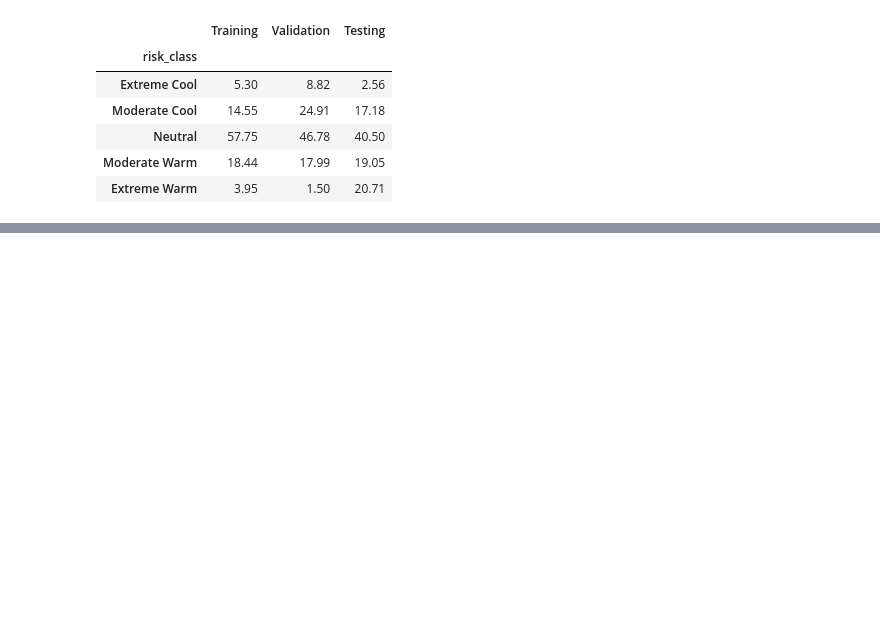
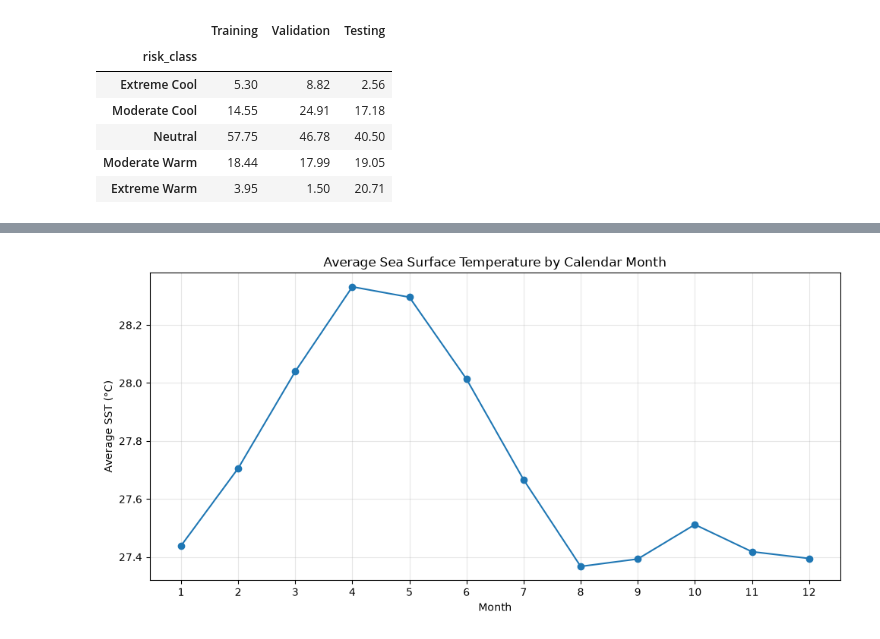
Before and after one commit to Break-Through-Tech/AWS-1A-climate-risk-modeling-for-supply-chain-resiliency, a Jupyter notebook: notebooks/eda_temporal_analysis.ipynb, the cells around one changed output, grey strips where cells are left out. Drawn from its saved outputs; the diff is of its cells as text; code cells hidden in the pictures; blank space fills up the shorter version.

```diff
--- a/notebooks/eda_temporal_analysis.ipynb
+++ b/notebooks/eda_temporal_analysis.ipynb
@@ -148,0 +315,11 @@ display(class_distribution.round(2))
+# %%
+monthly_counts = (
+    df_all.set_index("standardized_date")
+    .resample("MS")
+    .agg(
+        total_observations=("ss_temp", "size"),
+        valid_ssta=("sst_anomaly", "count")
+    )
+)
+
+display(monthly_counts.loc["1982":"1985"])
@@ -148,0 +355,16 @@ display(class_distribution.round(2))
+# %%
+monthly_sst = df_all.groupby("month")["ss_temp"].mean()
+
+plt.figure(figsize=(10, 5))
+plt.plot(monthly_sst.index, monthly_sst.values, marker="o")
+
+plt.title("Average Sea Surface Temperature by Calendar Month")
+plt.xlabel("Month")
+plt.ylabel("Average SST (°C)")
+plt.xticks(range(1, 13))
+plt.grid(alpha=0.3)
+
+plt.tight_layout()
+plt.show()
+# %% [output]
+[figure, added]
```
Also changed, not shown: parts of 17 cells of this notebook.
